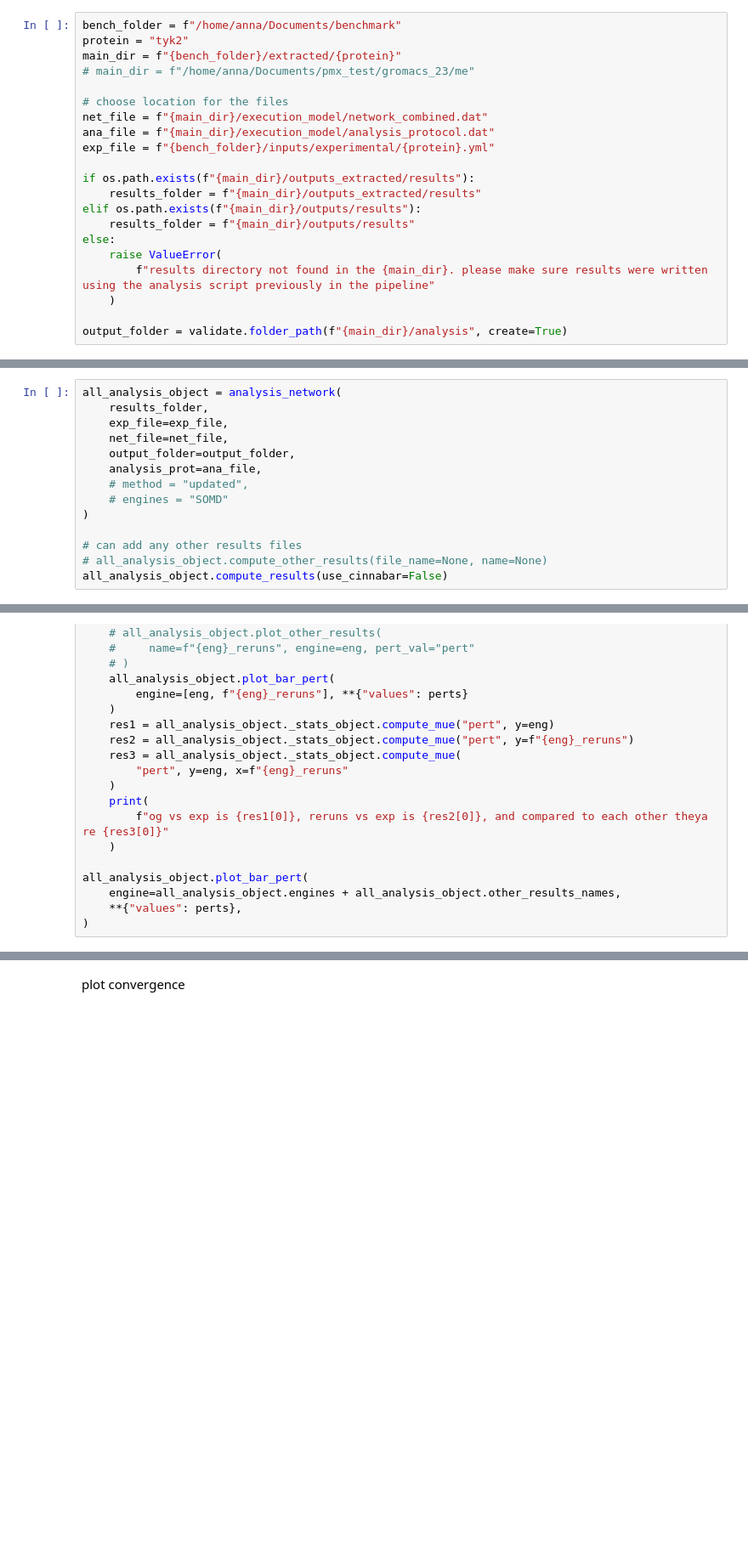
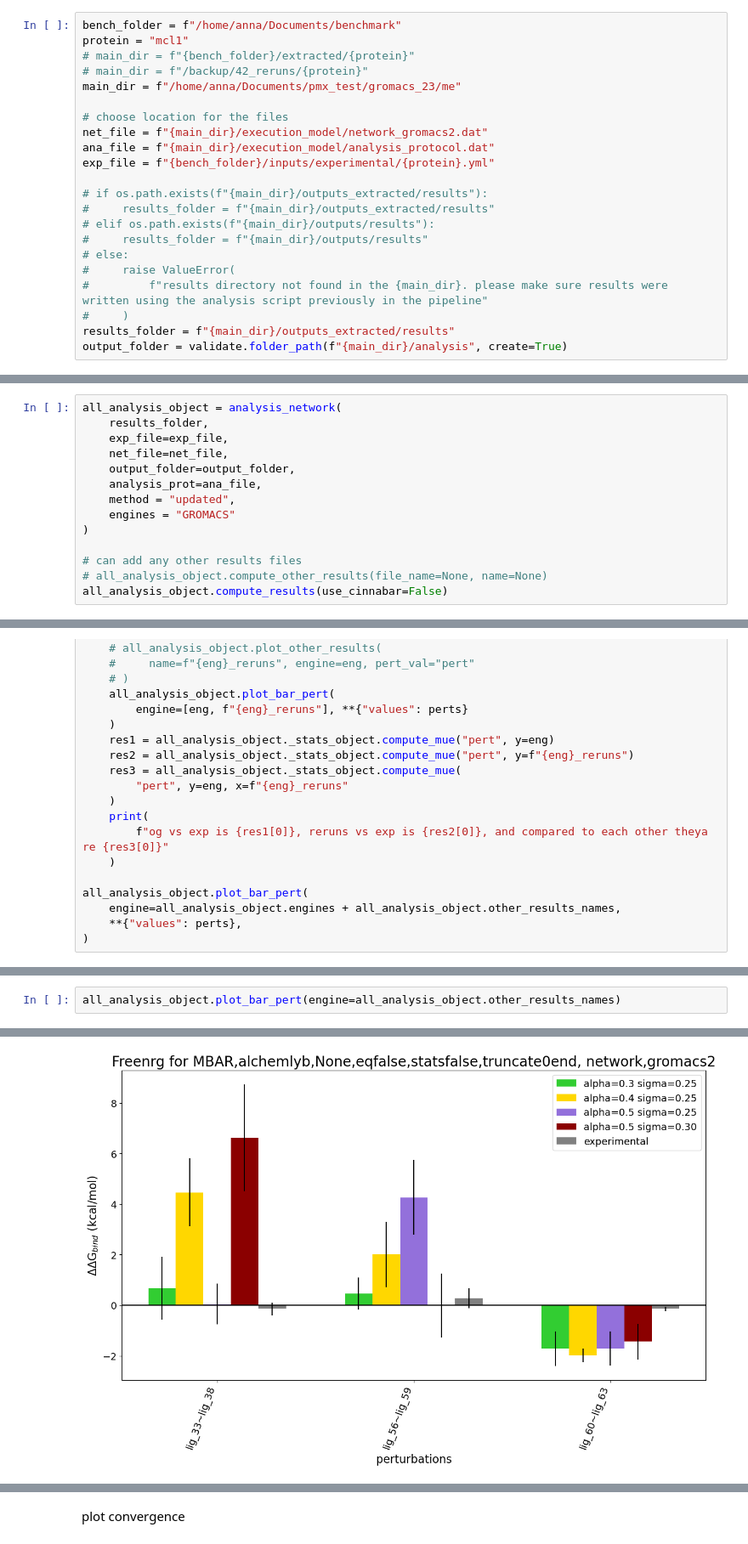
Before and after one commit to annamherz/code, a Jupyter notebook: pipeline_notebooks/analysis_notebook.ipynb, the cells around one changed output, grey strips where cells are left out. Shown at 85% size. Saved outputs shown, nothing was run; the diff lists cells and outputs as text; blank space fills up the shorter version.

Commit message:
analysis fixes and other script ordering

```diff
--- a/pipeline_notebooks/analysis_notebook.ipynb
+++ b/pipeline_notebooks/analysis_notebook.ipynb
@@ -25,21 +38,22 @@ from pipeline.analysis import *
 # %%
 bench_folder = f"/home/anna/Documents/benchmark"
-protein = "tyk2"
-main_dir = f"{bench_folder}/extracted/{protein}"
-# main_dir = f"/home/anna/Documents/pmx_test/gromacs_23/me"
+protein = "mcl1"
+# main_dir = f"{bench_folder}/extracted/{protein}"
+# main_dir = f"/backup/42_reruns/{protein}"
+main_dir = f"/home/anna/Documents/pmx_test/gromacs_23/me"
 
 # choose location for the files
-net_file = f"{main_dir}/execution_model/network_combined.dat"
+net_file = f"{main_dir}/execution_model/network_gromacs2.dat"
 ana_file = f"{main_dir}/execution_model/analysis_protocol.dat"
 exp_file = f"{bench_folder}/inputs/experimental/{protein}.yml"
 
-if os.path.exists(f"{main_dir}/outputs_extracted/results"):
-    results_folder = f"{main_dir}/outputs_extracted/results"
-elif os.path.exists(f"{main_dir}/outputs/results"):
-    results_folder = f"{main_dir}/outputs/results"
-else:
-    raise ValueError(
-        f"results directory not found in the {main_dir}. please make sure results were written using the analysis script previously in the pipeline"
-    )
-
+# if os.path.exists(f"{main_dir}/outputs_extracted/results"):
+#     results_folder = f"{main_dir}/outputs_extracted/results"
+# elif os.path.exists(f"{main_dir}/outputs/results"):
+#     results_folder = f"{main_dir}/outputs/results"
+# else:
+#     raise ValueError(
+#         f"results directory not found in the {main_dir}. please make sure results were written using the analysis script previously in the pipeline"
+#     )
+results_folder = f"{main_dir}/outputs_extracted/results"
 output_folder = validate.folder_path(f"{main_dir}/analysis", create=True)
@@ -50,8 +70,8 @@ all_analysis_object = analysis_network(
     net_file=net_file,
     output_folder=output_folder,
     analysis_prot=ana_file,
-    # method = "updated",
-    # engines = "SOMD"
+    method = "updated",
+    engines = "GROMACS"
 )
 
 # can add any other results files
@@ -145,0 +250,3 @@ all_analysis_object.plot_bar_pert(
+# %%
+all_analysis_object.plot_bar_pert(engine=all_analysis_object.other_results_names)
+# %% [output]
@@ -146 +266,2 @@ all_analysis_object.plot_bar_pert(
+[figure, added]
 # %%
```
Also changed, not shown: parts of 14 cells of this notebook, 24 other files.
